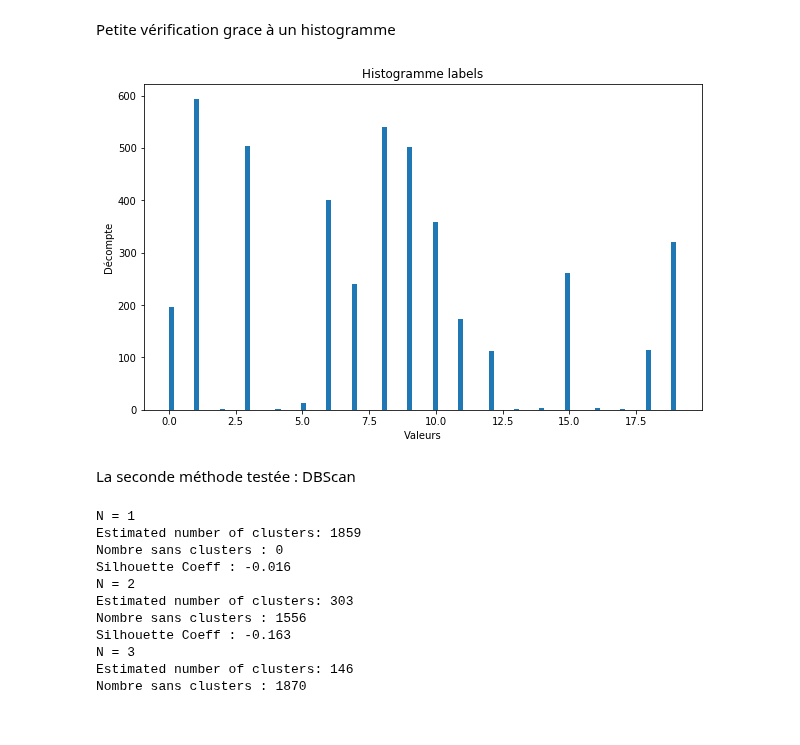
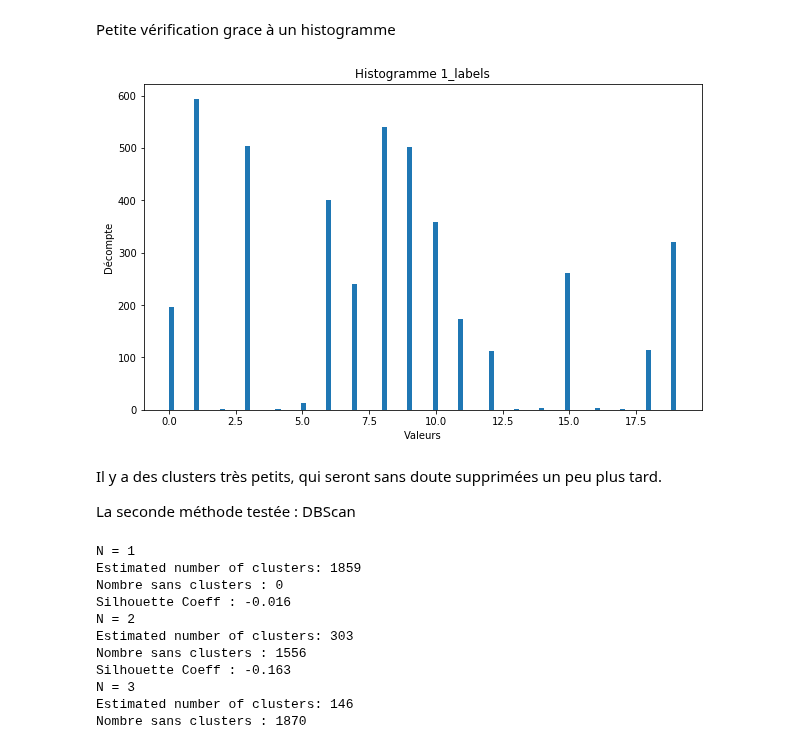
Before and after one commit to pfroide/python, a Jupyter notebook: Projet_5/p5_net_exploration.ipynb, the cells around one changed output. Saved outputs shown, nothing was run; the diff lists cells and outputs as text; code cells hidden in the pictures.

```diff
--- a/Projet_5/p5_net_exploration.ipynb
+++ b/Projet_5/p5_net_exploration.ipynb
@@ -550,14 +589,16 @@ Petite vérification grace à un histogramme
 # %%
 # Partie de verification pour voir les labels qui ont étés créés
 df_verif = df_num.groupby('labels').mean()
 df_verif['Count'] = df_num.groupby('labels').somme_total.count()
 
 # Répartition des labels
-histogramme(df_num, 'labels')
+histogramme_qt(df_num, 'labels', 1)
 # %% [output]
-[figure, old version]
+[figure, new version]
-# %% [markdown]
-La seconde méthode testée : DBScan
+# %% [markdown]
+Il y a des clusters très petits, qui seront sans doute supprimées un peu plus tard.
+
+La seconde méthode testée : DBScan
 # %%
 # Tester dbscan
 for i in range(1, 5):
```
Also changed, not shown: parts of 5 cells of this notebook.
